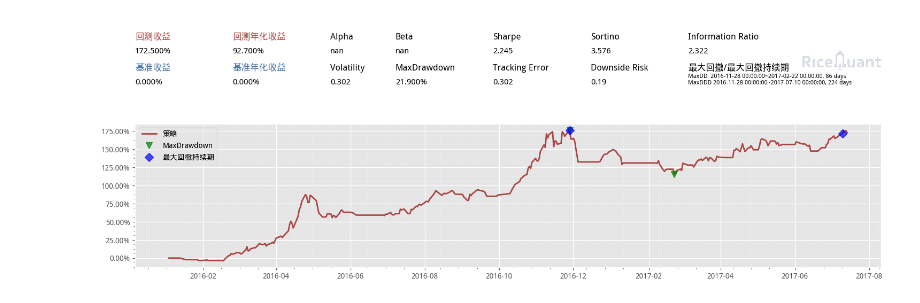
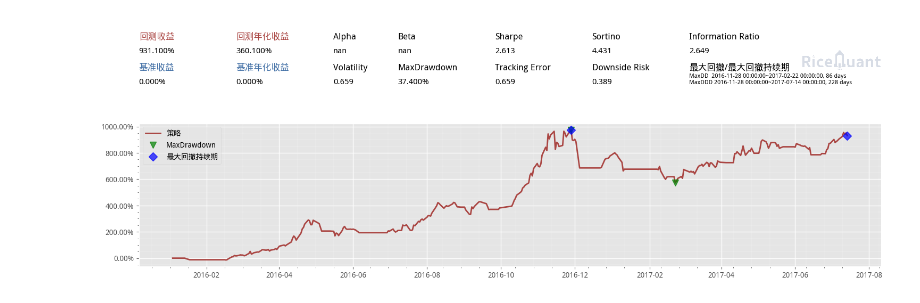
Before and after one commit to onshek/Ricequant, a Jupyter notebook: mine/程序化交易：策略开发与应用/01_基于均线交叉与通道突破相结合的交易系统.ipynb, the cells around one changed output. Cells and saved outputs as stored; diff of their text form; code cells hidden in the pictures.

```diff
--- a/mine/程序化交易：策略开发与应用/01_基于均线交叉与通道突破相结合的交易系统.ipynb
+++ b/mine/程序化交易：策略开发与应用/01_基于均线交叉与通道突破相结合的交易系统.ipynb
@@ -1,14 +3,14 @@
 # %%
-%%rqalpha_plus -s 20160101 -e 20170731 --account future 100000 -fq 1d -p
+%%rqalpha_plus -s 20160101 -e 20170731 --account future 15000 -fq 1d -p
 # 上述命令参数可以通过运行 %%rqalpha_plus -h 查看到
 
 def init(context):
     # 策略初始化运行
-    context.s1 = 'J88'    # 标的为 IF88
+    context.s1 = 'J88'    # 标的为 J88
     context.FastLen = 9    # 快速均线周期数
     context.SlowLen = 18    # 慢速均线周期数
     context.ChLen = 12    # 通道突破的周期数
-    context.ExtraPercentage = 0.003    # 通道突破的幅度（百分比）
+    context.ExtraPercentage = 0.001    # 通道突破的幅度
     context.TrailBar = 8    # 多少根 Bar 的最低价作为跟踪止损价
     context.InitalLots = 0    # 初始进场头寸
     context.ReBars = 15    # 再进场必须在出厂后多少根 Bar内
@@ -16,12 +18,12 @@ def init(context):
     context.ReEntryLots = 0    # 再进场头寸
     context.Counter_HH = 0    # 高点计数器
     context.Counter_LL = 0    # 低点计数器
-    context.Counter_ReBuy = 0
-    context.Counter_ReSell = 0
+    context.Counter_ReBuy = 0    # 再进场做多的计数器
+    context.Counter_ReSell = 0    # 再进场做空的计数器
     context.HH = 0.0    # 出场时的高点
-    context.HH_15 = 0.0
+    context.HH_15 = 0.0    #出场后 15 个 bar 的高点
     context.LL = 0.0    # 出场时的低点
-    context.LL_15 = 0.0
+    context.LL_15 = 0.0    #出场后 15 个 bar 的低点
     subscribe(context.s1)
 
 def before_trading(context):
@@ -30,11 +32,13 @@ def before_trading(context):
 
 def get_close(context, bar_dict):
     # 每个 bar 数据运行
-    Data = history_bars(context.s1, context.SlowLen + 1, '1d', ['close', 'high', 'low'], skip_suspended=True, include_now=False)    # 取值
+    # 取出数据
+    Data = history_bars(context.s1, context.SlowLen + 1, '1d', ['close', 'high', 'low'], skip_suspended=True, include_now=False)
+    # 所需的收盘价不包括最近的一个 bar，体会一下
     Close = Data['close'][:-1]
     High = Data['high'][-(context.ChLen + 1): -1]
     Low = Data['low'][-(context.ChLen + 1): -1]
-
+    # 以下计算各种均线值、高点值和低点值
     FastMA = Close[-context.FastLen:].mean()
     #print('FastMA', FastMA)
     SlowMA = Close.mean()
@@ -50,77 +54,82 @@ def get_close(context, bar_dict):
 
 def handle_bar(context, bar_dict):
 
-    BuyQty=context.portfolio.positions[context.s1].buy_quantity
-    SellQty=context.portfolio.positions[context.s1].sell_quantity
+    BuyQty=context.portfolio.positions[context.s1].buy_quantity    # 多头持仓
+    SellQty=context.portfolio.positions[context.s1].sell_quantity    # 空头持仓
 
-    FastMA, SlowMA, HH_12, HH_10, HH_8, LL_12, LL_10, LL_8 = get_close(context, bar_dict)
+    FastMA, SlowMA, HH_12, HH_10, HH_8, LL_12, LL_10, LL_8 = get_close(context, bar_dict)    # 赋值
     #plot('FastMA', FastMA)
     #plot('SlowMA', SlowMA)
 
-    if FastMA > SlowMA:
-        if context.Counter_LL > 0:
+    if FastMA > SlowMA:    # 快速均线上穿慢速均线
+        if context.Counter_LL > 0:    # 清空低点计数器
             context.Counter_LL = 0
-        context.Counter_HH += 1
+        context.Counter_HH += 1    # 高点计数器开始计数
         #print('context.Counter_HH', context.Counter_HH)
-        if context.Counter_HH <= 12:
+        if context.Counter_HH <= 12:    # 高点在 12 个 bar 内
             #print('当前价位：', bar_dict[context.s1].high)
             #print('上升突破价位：', HH_12 * (1 + context.ExtraPercentage))
-            if bar_dict[context.s1].high > HH_12 * (1 - context.ExtraPercentage):
+            if bar_dict[context.s1].high > HH_12 * (1 + context.ExtraPercentage):    # 最近一个 bar 的高点突破“做多突破线”
                 print('上升突破')
+                # 空头平仓，多头开仓
                 if SellQty > 0:
                     buy_close(context.s1, 1)
                     print('进场，空头平仓')
                 if BuyQty == 0:
                     buy_open(context.s1, 1)
                     print('进场，多头开仓')
-                    context.Counter_HH = 0
-                    context.Counter_ReSell = 1
-                    context.LL_10 = LL_10
-                    context.LL_15 = bar_dict[context.s1].low
-        if context.Counter_HH == 12:
+                    context.Counter_HH = 0    #  清空高点计数器
+                    context.Counter_ReSell = 1    # 再进场做空的计数器开始计数
+                    context.LL_10 = LL_10    # 存下出场时最近 10 个 bar（但不包括最近一个 bar，回看下 get_close） 的最低点
+                    context.LL_15 = bar_dict[context.s1].low    # 存下出场时的低点
+        if context.Counter_HH == 12:    # 12 个 bar 之后清空计数器
             context.Counter_HH = 0
 
-    if FastMA < SlowMA:
-        if context.Counter_HH > 0:
+    #进场及出场
+    if FastMA < SlowMA:    # 快速均线下穿慢速均线
+        if context.Counter_HH > 0:    # 清空高点计数器
             context.Counter_HH = 0
-        context.Counter_LL += 1
+        context.Counter_LL += 1    # 低点计数器开始计数
         #print('context.Counter_LL', context.Counter_LL)
         if context.Counter_LL <= 12:
             #print('当前价位：', bar_dict[context.s1].low)
             #print('下跌突破价位：', LL_12 * (1 - context.ExtraPercentage))
-            if bar_dict[context.s1].low < LL_12 * (1 + context.ExtraPercentage):
+            if bar_dict[context.s1].low < LL_12 * (1 - context.ExtraPercentage):    # 最近一个 bar 的低点突破“做空突破线”
                 print('下跌突破')
+                # 多头平仓，空头开仓
                 if BuyQty > 0:
                     sell_close(context.s1, 1)
                     print('进场，多头平仓')
                 if SellQty == 0:
                     sell_open(context.s1, 1)
                     print('进场，空头开仓')
-                    context.Counter_LL = 0
-                    context.Counter_ReBuy = 1
-                    context.HH_10 = HH_10
-                    context.HH_15 = bar_dict[context.s1].high
-        if context.Counter_LL == 12:
+                    context.Counter_LL = 0    #  清空低点计数器
+                    context.Counter_ReBuy = 1    # 再进场做多的计数器开始计数
+                    context.HH_10 = HH_10    # 存下出场时最近 10 个 bar（但不包括最近一个 bar，回看下 get_close）的最高点
+                    context.HH_15 = bar_dict[context.s1].high   # 存下出场时的低高点
+        if context.Counter_LL == 12:    # 12 个 bar 之后清空计数器
             context.Counter_LL = 0
 
+    # 周期性出场
     if BuyQty > 0:
-        if bar_dict[context.s1].low < LL_8:
+        if bar_dict[context.s1].low < LL_8:   # 低点突破最近 8 个 bar（但不包括最近一个 bar，回看下 get_close）的最低点
             sell_close(context.s1, 1)
             print('出场，多头平仓')
-            context.Counter_ReBuy = 1
-            context.HH_10 = HH_10
-            context.HH_15 = bar_dict[context.s1].high
+            context.Counter_ReBuy = 1   # 再进场做多的计数器开始计数
+            context.HH_10 = HH_10    # 存下出场时最近 10 个 bar（但不包括最近一个 bar，回看下 get_close）的最高点
+            context.HH_15 = bar_dict[context.s1].high    # 存下出场时的高点
 
     if SellQty > 0:
-        if bar_dict[context.s1].high > HH_8:
+        if bar_dict[context.s1].high > HH_8:   # 高点突破最近 8 个 bar（但不包括最近一个 bar，回看下 get_close）的最高点
             buy_close(context.s1, 1)
             print('出场，空头平仓')
-            context.Counter_ReSell = 1
-            context.LL_10 = LL_10
-            context.LL_15 = bar_dict[context.s1].low
+            context.Counter_ReSell = 1   # 再进场做空的计数器开始计数
+            context.LL_10 = LL_10    # 存下出场时最近 10 个 bar（但不包括最近一个 bar，回看下 get_close） 的最低点
+            context.LL_15 = bar_dict[context.s1].low    # 存下出场时的低点
 
-    if context.Counter_ReBuy > 0:
-        context.HH_15 = max(context.HH_15, bar_dict[context.s1].high)
+    # 再进场
+    if context.Counter_ReBuy > 0:    # 再进场做多的计数器已经开启
+        context.HH_15 = max(context.HH_15, bar_dict[context.s1].high)    # 计算出场后最近 15 个 bar 的最高点
         context.Counter_ReBuy += 1
         if context.HH_15 > context.HH_10:
             if SellQty > 0:
@@ -129,11 +138,11 @@ def handle_bar(context, bar_dict):
             if BuyQty == 0:
                 buy_open(context.s1, 1)
                 print('再进场，多头开仓')
-    if context.Counter_ReBuy == 16:
+    if context.Counter_ReBuy == 16:    # 16 个 bar 之后清空计数器
         context.Counter_ReBuy = 0
 
-    if context.Counter_ReSell > 0:
-        context.LL_15 = min(context.LL_15, bar_dict[context.s1].low)
+    if context.Counter_ReSell > 0:    # 再进场做空的计数器已经开启
+        context.LL_15 = min(context.LL_15, bar_dict[context.s1].low)    # 计算出场后最近 15 个 bar 的最低点
         context.Counter_ReSell += 1
         if context.LL_15 < context.LL_10:
             if BuyQty > 0:
@@ -142,7 +151,7 @@ def handle_bar(context, bar_dict):
             if SellQty == 0:
                 sell_open(context.s1, 1)
                 print('再进场，空头开仓')
-    if context.Counter_ReSell == 16:
+    if context.Counter_ReSell == 16:    # 16 个 bar 之后清空计数器
         context.Counter_ReSell = 0
 
 def after_trading(context):
@@ -169 +178 @@ def after_trading(context):
-[figure, old version]
+[figure, new version]
```
Also changed, not shown: parts of 2 cells of this notebook.
